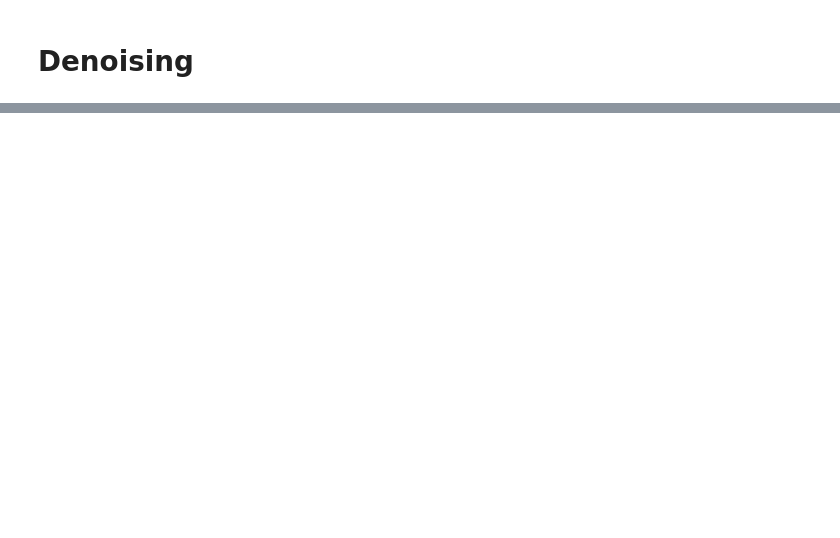
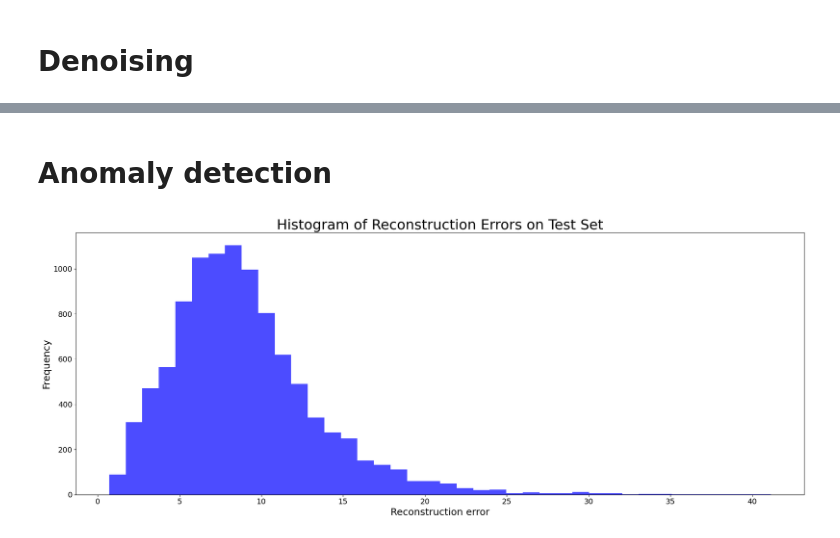
Before and after one commit to readytensor/rt_img_compression_autoencoder, a Jupyter notebook: src/vae.ipynb, the cells around one changed output, grey strips where cells are left out. Saved outputs shown, nothing was run; the diff lists cells and outputs as text; code cells hidden in the pictures; blank space fills up the shorter version.

```diff
--- a/src/vae.ipynb
+++ b/src/vae.ipynb
@@ -309,7 +324,7 @@ def plot_noisy_vs_original(n, noise_percentage, test_loader):
 
     # Visualize the results
     plt.figure(figsize=(20, 4))
-    plt.suptitle(f'Noisy vs. Denoised Images (Noise Percentage = {noise_percentage})', fontsize=18)
+    plt.suptitle(f'Noisy vs. Denoised Images (Noise Percentage = {noise_percentage})', fontsize=charts['font_size']['title'])
     for i in range(n):
         # Display noisy images
         ax = plt.subplot(2, n, i + 1)
@@ -322,7 +337,7 @@ def plot_noisy_vs_original(n, noise_percentage, test_loader):
 
         plt.axis('off')
     plt.tight_layout()
-    plt.savefig(f'../outputs/vae/noisy_vs_denoised_{noise_percentage}.png')
+    plt.savefig(f'../outputs/vae/noisy_vs_denoised_{noise_percentage}.jpg')
     plt.show()
 # %%
 percentages = [0.05, 0.1, 0.25, 0.5]
@@ -347,0 +363,2 @@ for p in percentages:
+# %% [markdown]
+# Anomaly detection
@@ -347,0 +399,32 @@ for p in percentages:
+# %%
+# Calculate the reconstruction error (MSE) per sample in the test set
+
+def calculate_reconstruction_error(model, test_loader):
+    model.eval()
+    batch_losses = []
+    with torch.no_grad():
+        for data, _ in test_loader:
+            batch_size = data.size(0)
+            data = data.to(device)
+            recon_batch, _, _ = model(data)
+
+            test_loss = F.mse_loss(recon_batch.view(batch_size, -1), data.view(batch_size, -1), reduction='none')
+            test_loss = test_loss.sum(dim=1)
+            batch_losses.append(test_loss)
+        losses = torch.cat(batch_losses, dim=0)
+        return losses.cpu().numpy()
+# %%
+reconstruction_errors = calculate_reconstruction_error(model, test_loader)
+# %%
+plt.figure(figsize=(20, 8))
+plt.hist(reconstruction_errors, bins=40, color='blue', alpha=0.7)  # 30 bins, blue color, 70% opacity
+plt.title('Histogram of Reconstruction Errors on Test Set', fontsize=charts['font_size']['title'])
+plt.xlabel('Reconstruction error', fontsize=charts['font_size']['x_label'])
+plt.ylabel('Frequency', fontsize=charts['font_size']['y_label'])
+plt.xticks(fontsize=charts['font_size']['ticks'])
+plt.yticks(fontsize=charts['font_size']['ticks'])
+plt.tight_layout()
+plt.savefig('../outputs/vae/reconstruction_errors_histogram.jpg')
+plt.show()
+# %% [output]
+[figure, added]
```
Also changed, not shown: parts of 23 cells of this notebook, 20 other files.
